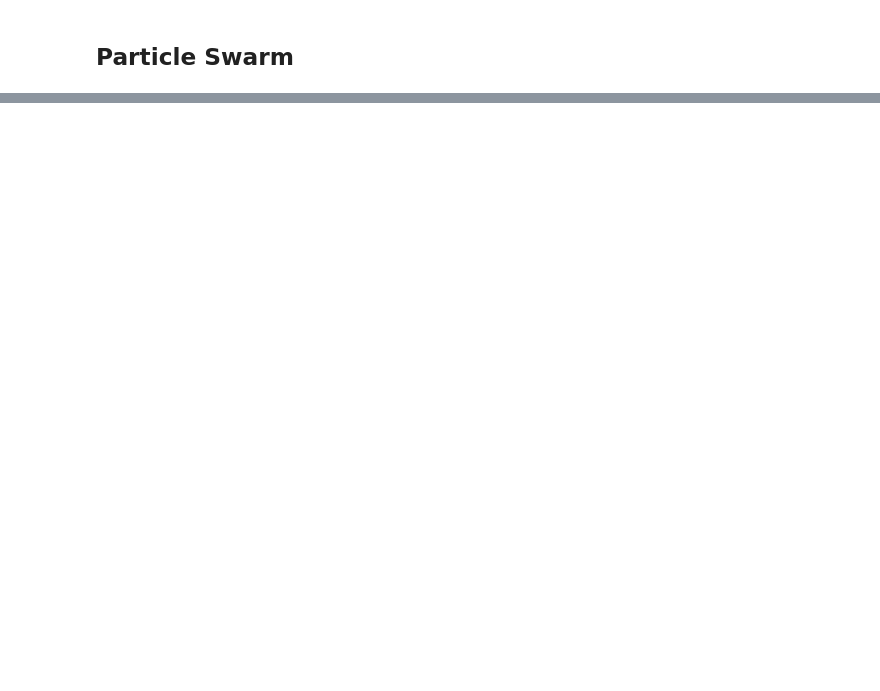
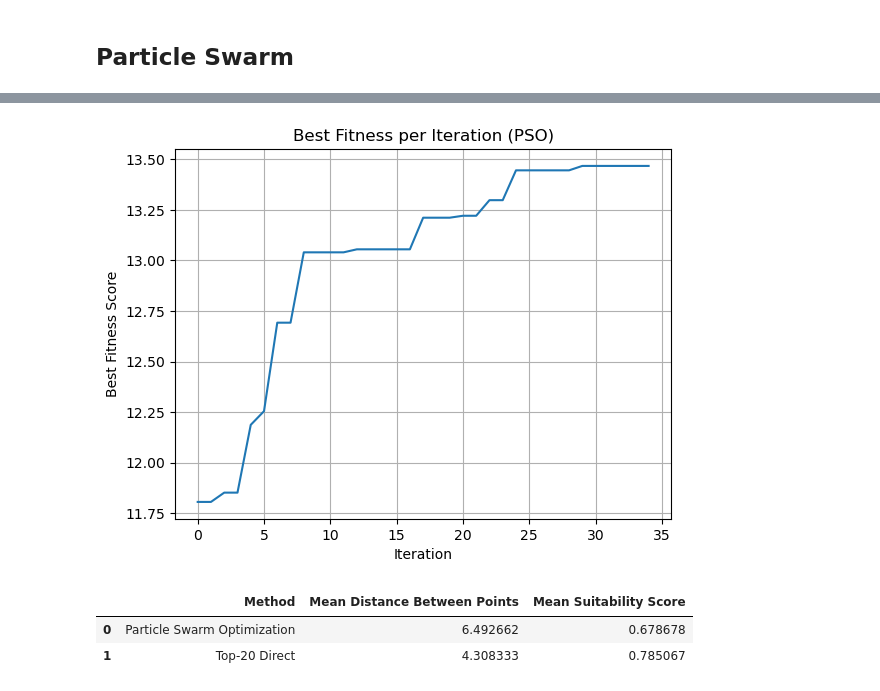
Before and after one commit to RHosgor7/yzv202e, a Jupyter notebook: main.ipynb, the cells around one changed output, grey strips where cells are left out. Cells and saved outputs as stored; diff of their text form; code cells hidden in the pictures; blank space fills up the shorter version.

```diff
--- a/main.ipynb
+++ b/main.ipynb
@@ -443,0 +620,8 @@ plt.show()
+# %%
+best_assignment, best_fitness, fitness_scores = particle_swarm_optimization(
+    df=df,
+    num_particles=50,
+    iterations=35,
+    num_points=20,
+    verbose=True
+)
@@ -443,0 +637,44 @@ plt.show()
+# %%
+plt.plot(fitness_scores)
+plt.title("Best Fitness per Iteration (PSO)")
+plt.xlabel("Iteration")
+plt.ylabel("Best Fitness Score")
+plt.grid(True)
+plt.show()
+# %% [output]
+[figure, added]
+# %%
+# Load CSVs
+pso_points = pd.read_csv("best_20_points_pso.csv")
+direct_points = pd.read_csv("top_20_points_direct.csv")
+
+# Evaluation function
+def evaluate_point_set(df):
+    coords = df[['lat', 'lon']].values
+    distances = pdist(coords)
+    mean_distance = np.mean(distances)
+    mean_score = df['avg_score'].mean()
+    return mean_distance, mean_score
+
+# Calculate metrics
+pso_dist, pso_score = evaluate_point_set(pso_points)
+direct_dist, direct_score = evaluate_point_set(direct_points)
+
+# Create DataFrame
+df_eval = pd.DataFrame({
+    "Method": ["Particle Swarm Optimization", "Top-20 Direct"],
+    "Mean Distance Between Points": [pso_dist, direct_dist],
+    "Mean Suitability Score": [pso_score, direct_score]
+})
+
+# Format numbers to match style in screenshot
+df_eval["Mean Distance Between Points"] = df_eval["Mean Distance Between Points"].round(6)
+df_eval["Mean Suitability Score"] = df_eval["Mean Suitability Score"].round(6)
+
+# Display formatted table in Jupyter
+from IPython.display import display
+display(df_eval)
+# %% [output]
+|  | Method | Mean Distance Between Points | Mean Suitability Score |
+| 0 | Particle Swarm Optimization | 6.492662 | 0.678678 |
+| 1 | Top-20 Direct | 4.308333 | 0.785067 |
```
Also changed, not shown: parts of 32 cells of this notebook.
